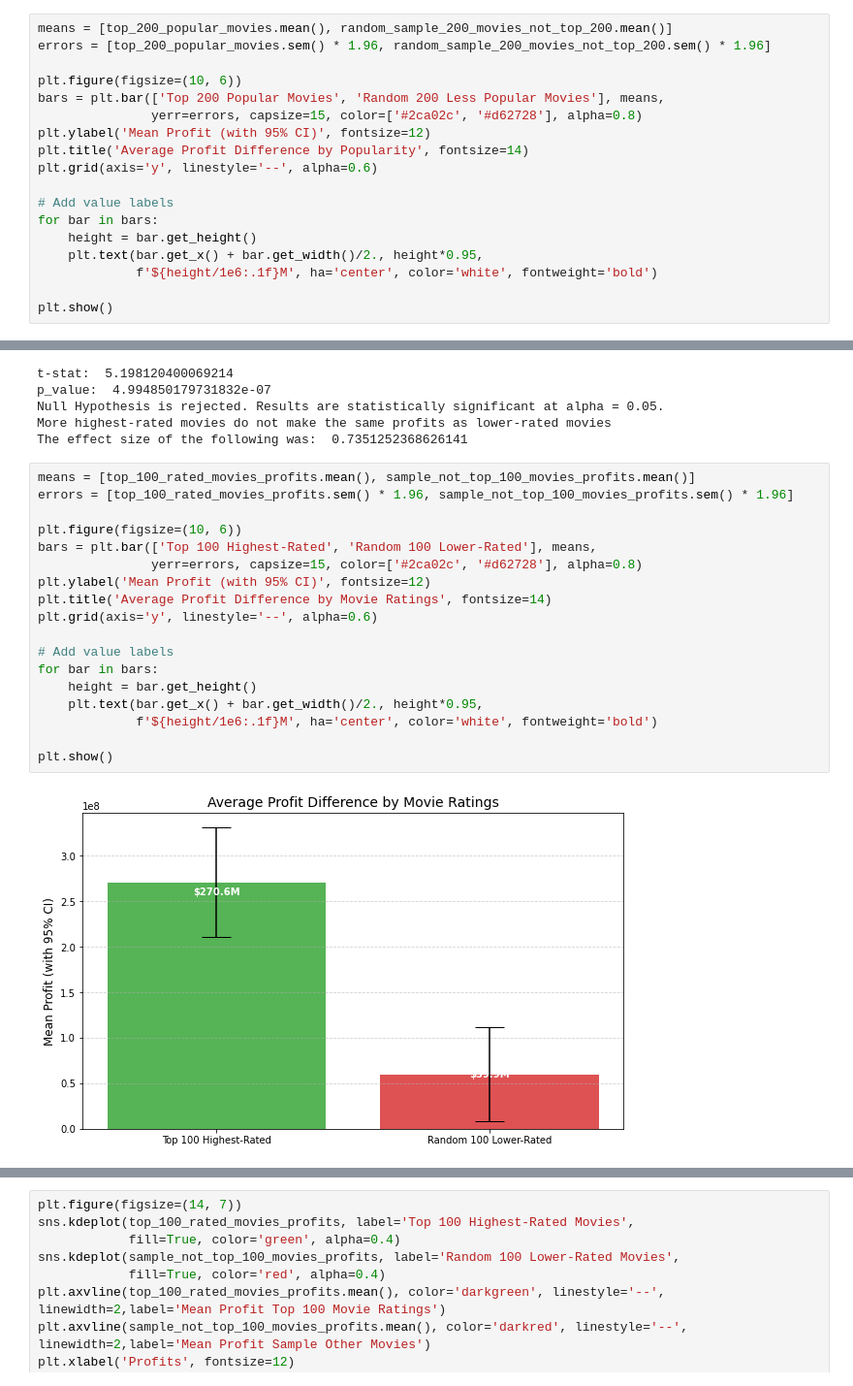
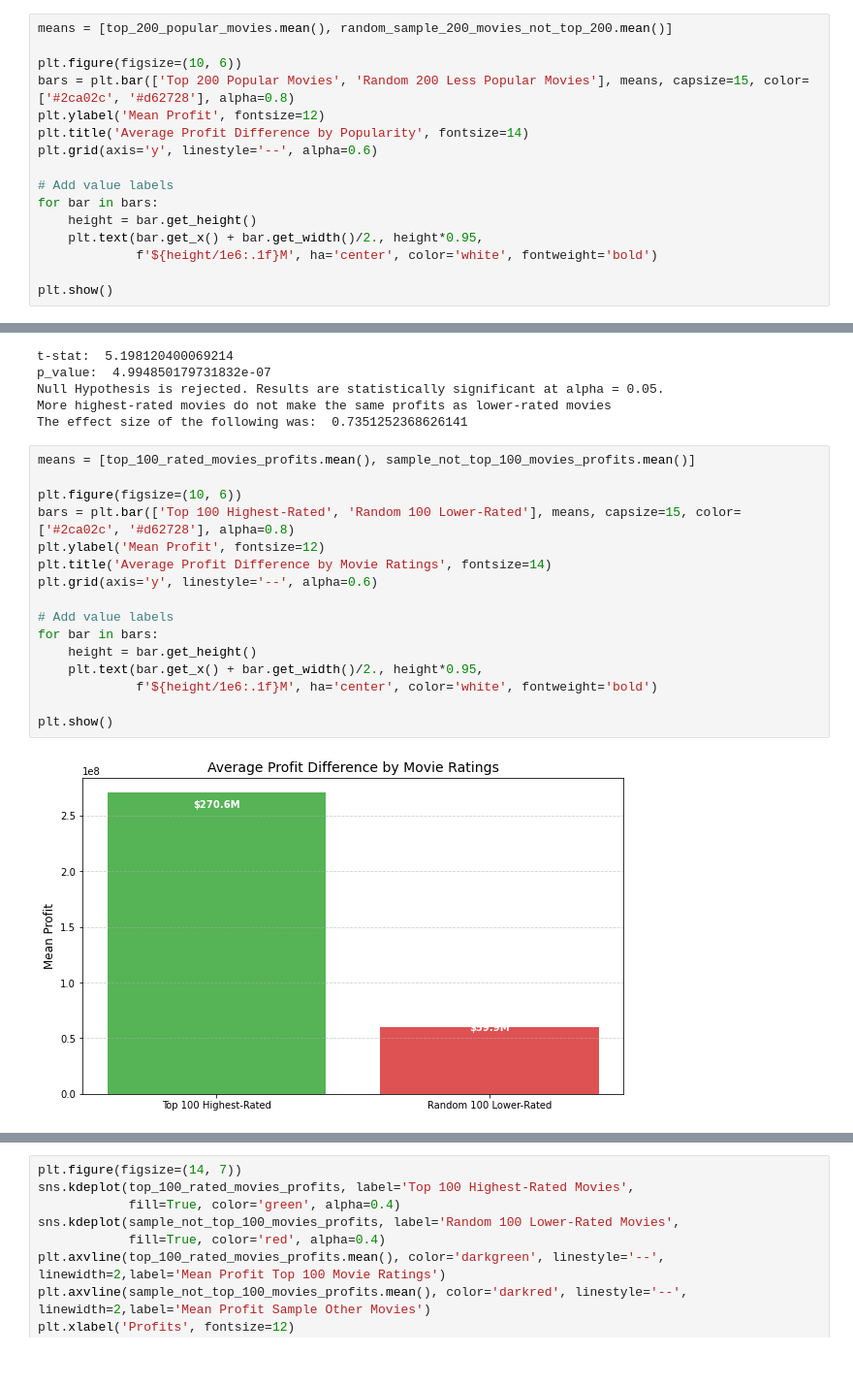
Before and after one commit to FrancisNdirangu/Phase-2-Project, a Jupyter notebook: movies_notebook_2 brian visuals.ipynb, the cells around one changed output, grey strips where cells are left out. Shown at 97% size. Drawn from its saved outputs; the diff is of its cells as text.

```diff
--- a/movies_notebook_2 brian visuals.ipynb
+++ b/movies_notebook_2 brian visuals.ipynb
@@ -1018,12 +1112,10 @@ A cohen d value of 1.25 indicates that the difference between having a movie pop
 the studio should invest a large sum of the production budget into the advertising of the movie and the hiring of popular actors.
 # %%
 means = [top_200_popular_movies.mean(), random_sample_200_movies_not_top_200.mean()]
-errors = [top_200_popular_movies.sem() * 1.96, random_sample_200_movies_not_top_200.sem() * 1.96]
 
 plt.figure(figsize=(10, 6))
-bars = plt.bar(['Top 200 Popular Movies', 'Random 200 Less Popular Movies'], means,
-               yerr=errors, capsize=15, color=['#2ca02c', '#d62728'], alpha=0.8)
-plt.ylabel('Mean Profit (with 95% CI)', fontsize=12)
+bars = plt.bar(['Top 200 Popular Movies', 'Random 200 Less Popular Movies'], means, capsize=15, color=['#2ca02c', '#d62728'], alpha=0.8)
+plt.ylabel('Mean Profit', fontsize=12)
 plt.title('Average Profit Difference by Popularity', fontsize=14)
 plt.grid(axis='y', linestyle='--', alpha=0.6)
 
@@ -1102,21 +1203,19 @@ More highest-rated movies do not make the same profits as lower-rated movies
 The effect size of the following was:  0.7351252368626141
 # %%
 means = [top_100_rated_movies_profits.mean(), sample_not_top_100_movies_profits.mean()]
-errors = [top_100_rated_movies_profits.sem() * 1.96, sample_not_top_100_movies_profits.sem() * 1.96]
 
 plt.figure(figsize=(10, 6))
-bars = plt.bar(['Top 100 Highest-Rated', 'Random 100 Lower-Rated'], means,
-               yerr=errors, capsize=15, color=['#2ca02c', '#d62728'], alpha=0.8)
-plt.ylabel('Mean Profit (with 95% CI)', fontsize=12)
+bars = plt.bar(['Top 100 Highest-Rated', 'Random 100 Lower-Rated'], means, capsize=15, color=['#2ca02c', '#d62728'], alpha=0.8)
+plt.ylabel('Mean Profit', fontsize=12)
 plt.title('Average Profit Difference by Movie Ratings', fontsize=14)
 plt.grid(axis='y', linestyle='--', alpha=0.6)
 
 # Add value labels
 for bar in bars:
     height = bar.get_height()
     plt.text(bar.get_x() + bar.get_width()/2., height*0.95,
              f'${height/1e6:.1f}M', ha='center', color='white', fontweight='bold')
 
 plt.show()
 # %% [output]
-[figure, old version]
+[figure, new version]
```
Also changed, not shown: parts of 19 cells of this notebook.
